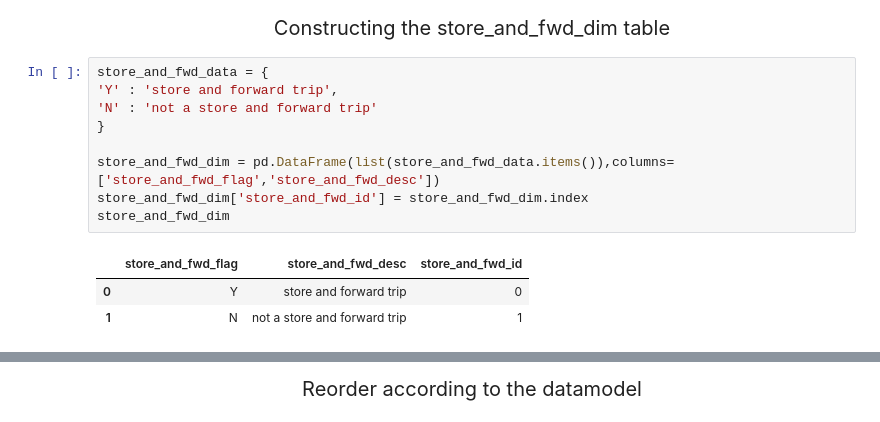
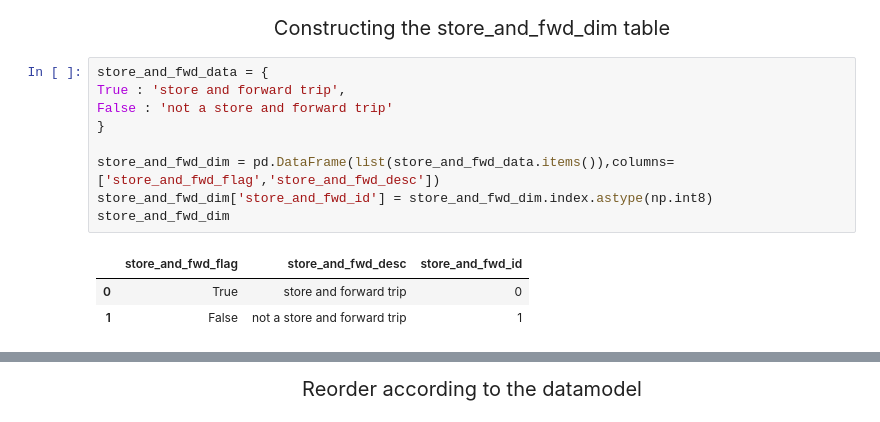
Before and after one commit to 1adityakadam/Uber_data_analytics, a Jupyter notebook: uber_data_analytics.ipynb, the cells around one changed output, grey strips where cells are left out. Cells and saved outputs as stored; diff of their text form.

```diff
--- a/uber_data_analytics.ipynb
+++ b/uber_data_analytics.ipynb
@@ -364,14 +402,14 @@ ratecode_dim
 </div>
 # %%
 store_and_fwd_data = {
-'Y' : 'store and forward trip',
-'N' : 'not a store and forward trip'
+True : 'store and forward trip',
+False : 'not a store and forward trip'
 }
 
 store_and_fwd_dim = pd.DataFrame(list(store_and_fwd_data.items()),columns=['store_and_fwd_flag','store_and_fwd_desc'])
-store_and_fwd_dim['store_and_fwd_id'] = store_and_fwd_dim.index
+store_and_fwd_dim['store_and_fwd_id'] = store_and_fwd_dim.index.astype(np.int8)
 store_and_fwd_dim
 # %% [output]
 |  | store_and_fwd_flag | store_and_fwd_desc | store_and_fwd_id |
-| 0 | Y | store and forward trip | 0 |
-| 1 | N | not a store and forward trip | 1 |
+| 0 | True | store and forward trip | 0 |
+| 1 | False | not a store and forward trip | 1 |
```
Also changed, not shown: parts of 24 cells of this notebook, 1 other file.
